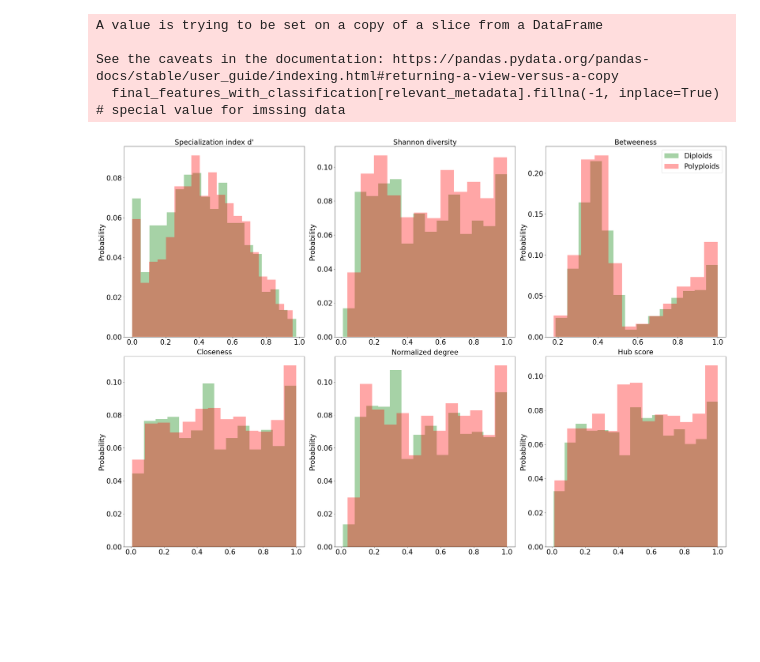
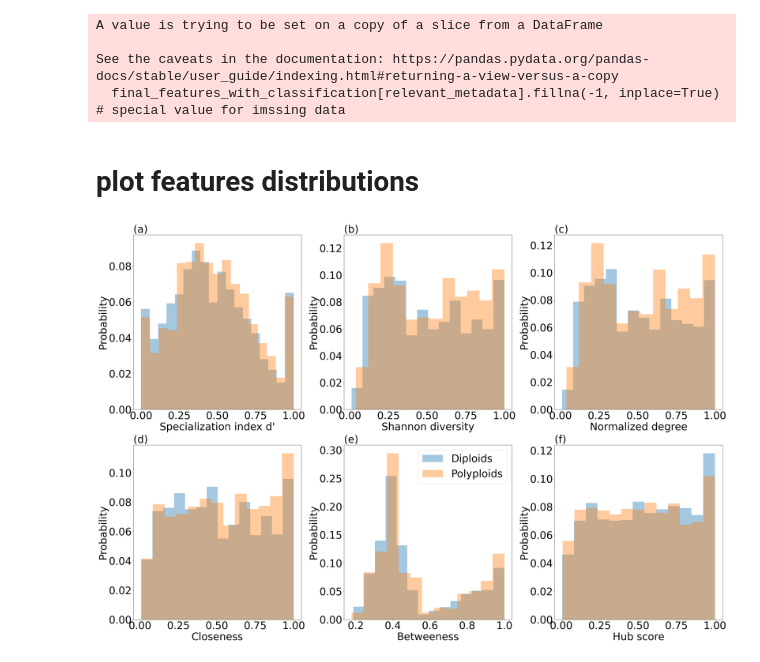
Before and after one commit to halabikeren/plant_pollinator_networks, a Jupyter notebook: notebooks/statistical_analysis/species_level/prepare_data.ipynb, the cells around one changed output. Cells and saved outputs as stored; diff of their text form; code cells hidden in the pictures; blank space fills up the shorter version.

```diff
--- a/notebooks/statistical_analysis/species_level/prepare_data.ipynb
+++ b/notebooks/statistical_analysis/species_level/prepare_data.ipynb
@@ -223,6 +230,8 @@ pruned_allmb_tree.write(outfile=processed_tree_path)
 # %%
 species = final_features_with_classification.mapped_name.str.replace("_"," ").unique()
 pd.Series(species).to_csv(species_list_path)
+# %% [markdown]
+# plot features distributions
 # %%
 final_features_with_classification = pd.read_csv(processed_data_path)
 # %%
@@ -231,9 +240,12 @@ features_by_ploidy = final_features_with_classification.groupby("is_polyploid")
 # %%
 import seaborn as sns
 plt.rcParams["patch.force_edgecolor"] = False
-fontsize = 24
+fontsize = 42
+poly_color = "tab:orange"
+di_color = "tab:blue"
+alpha = 0.4
 
-fig, ax = plt.subplots(figsize=(3*10, 2*10))
+fig, ax = plt.subplots(figsize=(3*12, 2*12))
 # fig.suptitle(f"Indices distribution across {features_by_ploidy.get_group('Polyploids').shape[0]:,} polyploids and {features_by_ploidy.get_group('Diploids').shape[0]:,} diploids", fontsize=fontsize)
 
 ax1 = plt.subplot2grid(shape=(2,6), loc=(0,0), colspan=2, fig=fig)
@@ -243,58 +255,58 @@ ax4 = plt.subplot2grid((2,6), (1,0), colspan=2, fig=fig)
 ax5 = plt.subplot2grid((2,6), (1,2), colspan=2, fig=fig)
 ax6 = plt.subplot2grid((2,6), (1,4), colspan=2, fig=fig)
 
-sns.histplot(features_by_ploidy.get_group("Diploids")["d"], label="Diploids", color="green", ax=ax1, stat="probability", alpha=0.35, linewidth=0)
-sns.histplot(features_by_ploidy.get_group("Polyploids")["d"], label="Polyploids", ax=ax1, color="red", stat="probability", alpha=0.35, linewidth=0)
-ax1.set_title("Specialization index d'", fontsize=fontsize)
-ax1.set_xlabel("")
+sns.histplot(features_by_ploidy.get_group("Diploids")["d"], label="Diploids", color=di_color, ax=ax1, stat="probability", alpha=alpha, linewidth=0)
+sns.histplot(features_by_ploidy.get_group("Polyploids")["d"], label="Polyploids", ax=ax1, color=poly_color, stat="probability", alpha=alpha, linewidth=0)
+ax1.set_xlabel("Specialization index d'", fontsize=fontsize)
 ax1.set_ylabel("Probability", fontsize=fontsize)
 ax1.tick_params(axis='both', which='major', labelsize=fontsize)
 ax1.tick_params(axis='both', which='minor', labelsize=fontsize)
+ax1.set_title("(a)", loc="left", fontsize=fontsize)
 
-
-sns.histplot(features_by_ploidy.get_group("Diploids")["standardized_partner.diversity"], label="Diploids", color="green", ax=ax2, stat="probability", alpha=0.35, linewidth=0)
-sns.histplot(features_by_ploidy.get_group("Polyploids")["standardized_partner.diversity"], label="Polyploids", ax=ax2, color="red", stat="probability",alpha=0.35, linewidth=0)
-ax2.set_title("Shannon diversity", fontsize=fontsize)
-ax2.set_xlabel("")
+sns.histplot(features_by_ploidy.get_group("Diploids")["standardized_partner.diversity"], label="Diploids", color=di_color, ax=ax2, stat="probability", alpha=alpha, linewidth=0)
+sns.histplot(features_by_ploidy.get_group("Polyploids")["standardized_partner.diversity"], label="Polyploids", ax=ax2, color=poly_color, stat="probability",alpha=alpha, linewidth=0)
+ax2.set_xlabel("Shannon diversity", fontsize=fontsize)
 ax2.set_ylabel("Probability", fontsize=fontsize)
 ax2.tick_params(axis='both', which='major', labelsize=fontsize)
 ax2.tick_params(axis='both', which='minor', labelsize=fontsize)
+ax2.set_title("(b)", loc="left", fontsize=fontsize)
 
-sns.histplot(features_by_ploidy.get_group("Diploids")["standardized_weighted.betweenness"], label="Diploids", color="green", ax=ax3, stat="probability", alpha=0.35, linewidth=0)
-sns.histplot(features_by_ploidy.get_group("Polyploids")["standardized_weighted.betweenness"], label="Polyploids", ax=ax3, color="red", stat="probability", alpha=0.35, linewidth=0)
-ax3.set_title("Betweeness", fontsize=fontsize)
-ax3.legend(prop={'size': fontsize})
-ax3.set_xlabel("")
+
+sns.histplot(features_by_ploidy.get_group("Diploids")["standardized_normalised.degree"], label="Diploids", color=di_color, ax=ax3, stat="probability", alpha=alpha, linewidth=0)
+sns.histplot(features_by_ploidy.get_group("Polyploids")["standardized_normalised.degree"], label="Polyploids", ax=ax3, color=poly_color, stat="probability", alpha=alpha, linewidth=0)
+ax3.set_xlabel("Normalized degree", fontsize=fontsize)
 ax3.set_ylabel("Probability", fontsize=fontsize)
 ax3.tick_params(axis='both', which='major', labelsize=fontsize)
 ax3.tick_params(axis='both', which='minor', labelsize=fontsize)
+ax3.set_title("(c)", loc="left", fontsize=fontsize)
 
-sns.histplot(features_by_ploidy.get_group("Diploids")["standardized_weighted.closeness"], label="Diploids", color="green", ax=ax4, stat="probability", alpha=0.35, linewidth=0)
-sns.histplot(features_by_ploidy.get_group("Polyploids")["standardized_weighted.closeness"], label="Polyploids", ax=ax4, color="red", stat="probability", alpha=0.35, linewidth=0)
-ax4.set_title("Closeness", fontsize=fontsize)
-ax4.set_xlabel("")
+sns.histplot(features_by_ploidy.get_group("Diploids")["standardized_weighted.closeness"], label="Diploids", color=di_color, ax=ax4, stat="probability", alpha=alpha, linewidth=0)
+sns.histplot(features_by_ploidy.get_group("Polyploids")["standardized_weighted.closeness"], label="Polyploids", ax=ax4, color=poly_color, stat="probability", alpha=alpha, linewidth=0)
+ax4.set_xlabel("Closeness", fontsize=fontsize)
 ax4.set_ylabel("Probability", fontsize=fontsize)
 ax4.tick_params(axis='both', which='major', labelsize=fontsize)
 ax4.tick_params(axis='both', which='minor', labelsize=fontsize)
+ax4.set_title("(d)", loc="left", fontsize=fontsize)
 
-sns.histplot(features_by_ploidy.get_group("Diploids")["standardized_normalised.degree"], label="Diploids", color="green", ax=ax5, stat="probability", alpha=0.35, linewidth=0)
-sns.histplot(features_by_ploidy.get_group("Polyploids")["standardized_normalised.degree"], label="Polyploids", ax=ax5, color="red", stat="probability", alpha=0.35, linewidth=0)
-ax5.set_title("Normalized degree", fontsize=fontsize)
-ax5.set_xlabel("")
+sns.histplot(features_by_ploidy.get_group("Diploids")["standardized_weighted.betweenness"], label="Diploids", color=di_color, ax=ax5, stat="probability", alpha=alpha, linewidth=0)
+sns.histplot(features_by_ploidy.get_group("Polyploids")["standardized_weighted.betweenness"], label="Polyploids", ax=ax5, color=poly_color, stat="probability", alpha=alpha, linewidth=0)
+ax5.set_xlabel("Betweeness", fontsize=fontsize)
+ax5.legend(prop={'size': fontsize})
 ax5.set_ylabel("Probability", fontsize=fontsize)
 ax5.tick_params(axis='both', which='major', labelsize=fontsize)
 ax5.tick_params(axis='both', which='minor', labelsize=fontsize)
+ax5.set_title("(e)", loc="left", fontsize=fontsize)
 
 
-sns.histplot(features_by_ploidy.get_group("Diploids")["standardized_hubbiness_score"], label="Diploids", color="green", ax=ax6, stat="probability", alpha=0.35, linewidth=0)
-sns.histplot(features_by_ploidy.get_group("Polyploids")["standardized_hubbiness_score"], label="Polyploids", ax=ax6, color="red", stat="probability", alpha=0.35, linewidth=0)
-ax6.set_title("Hub score", fontsize=fontsize)
-ax6.set_xlabel("")
+sns.histplot(features_by_ploidy.get_group("Diploids")["standardized_hubbiness_score"], label="Diploids", color=di_color, ax=ax6, stat="probability", alpha=alpha, linewidth=0)
+sns.histplot(features_by_ploidy.get_group("Polyploids")["standardized_hubbiness_score"], label="Polyploids", ax=ax6, color=poly_color, stat="probability", alpha=alpha, linewidth=0)
+ax6.set_xlabel("Hub score", fontsize=fontsize)
 ax6.set_ylabel("Probability", fontsize=fontsize)
 ax6.tick_params(axis='both', which='major', labelsize=fontsize)
 ax6.tick_params(axis='both', which='minor', labelsize=fontsize)
+ax6.set_title("(f)", loc="left", fontsize=fontsize)
 
 fig.tight_layout()
-fig.savefig(f"../../../data/figures/fig2_{'weighted' if do_weighted else 'binary'}.jpeg")
+fig.savefig(f"../../../data/figures/fig1_{'weighted' if do_weighted else 'binary'}.jpeg")
 # %% [output]
-[figure, old version]
+[figure, new version]
```
Also changed, not shown: parts of 12 cells of this notebook, 5 other files.
